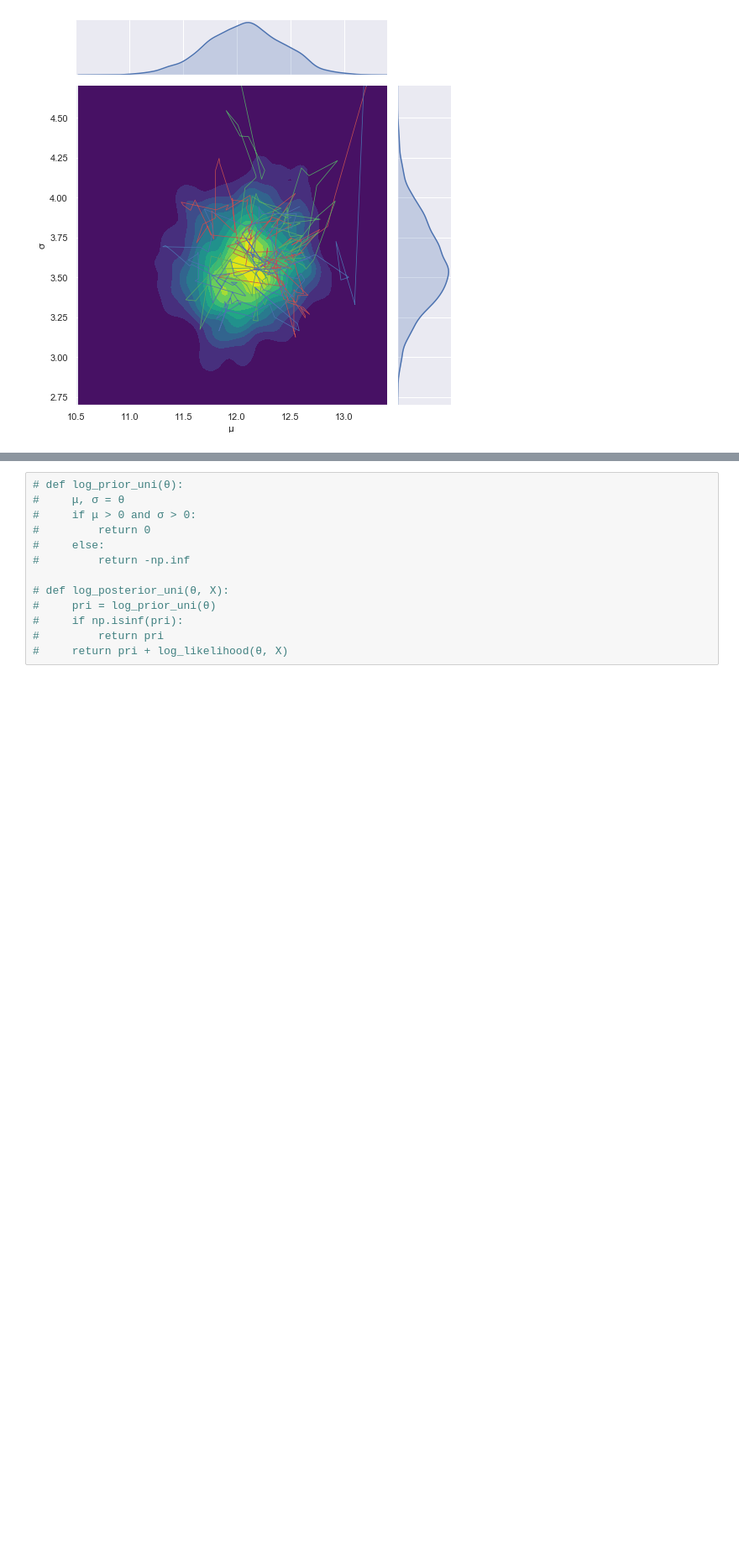
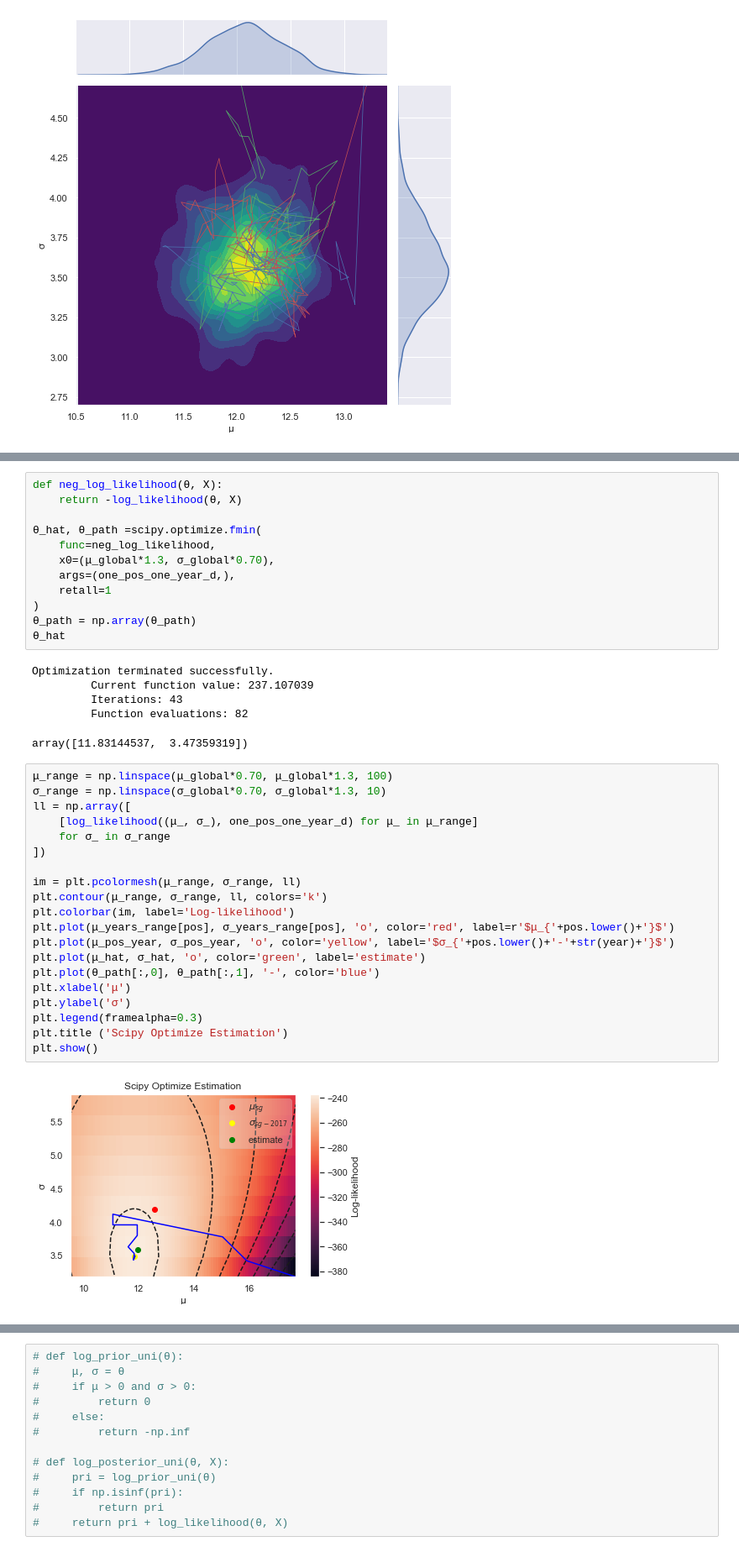
Before and after one commit to guygozlan/SciComPy_NBA, a Jupyter notebook: NBA_ver3.ipynb, the cells around one changed output, grey strips where cells are left out. Shown at 84% size. Saved outputs shown, nothing was run; the diff lists cells and outputs as text; blank space fills up the shorter version.

```diff
--- a/NBA_ver3.ipynb
+++ b/NBA_ver3.ipynb
@@ -661,0 +715,40 @@ for i, c in enumerate('rgb'):
+# %%
+def neg_log_likelihood(θ, X):
+    return -log_likelihood(θ, X)
+
+θ_hat, θ_path =scipy.optimize.fmin(
+    func=neg_log_likelihood,
+    x0=(μ_global*1.3, σ_global*0.70),
+    args=(one_pos_one_year_d,),
+    retall=1
+)
+θ_path = np.array(θ_path)
+θ_hat
+# %% [output]
+Optimization terminated successfully.
+         Current function value: 237.107039
+         Iterations: 43
+         Function evaluations: 82
+array([11.83144537,  3.47359319])
+# %%
+μ_range = np.linspace(μ_global*0.70, μ_global*1.3, 100)
+σ_range = np.linspace(σ_global*0.70, σ_global*1.3, 10)
+ll = np.array([
+    [log_likelihood((μ_, σ_), one_pos_one_year_d) for μ_ in μ_range]
+    for σ_ in σ_range
+])
+
+im = plt.pcolormesh(μ_range, σ_range, ll)
+plt.contour(μ_range, σ_range, ll, colors='k')
+plt.colorbar(im, label='Log-likelihood')
+plt.plot(μ_years_range[pos], σ_years_range[pos], 'o', color='red', label=r'$μ_{'+pos.lower()+'}$')
+plt.plot(μ_pos_year, σ_pos_year, 'o', color='yellow', label='$σ_{'+pos.lower()+'-'+str(year)+'}$')
+plt.plot(μ_hat, σ_hat, 'o', color='green', label='estimate')
+plt.plot(θ_path[:,0], θ_path[:,1], '-', color='blue')
+plt.xlabel('μ')
+plt.ylabel('σ')
+plt.legend(framealpha=0.3)
+plt.title ('Scipy Optimize Estimation')
+plt.show()
+# %% [output]
+[figure, added]
```
Also changed, not shown: parts of 7 cells of this notebook.
